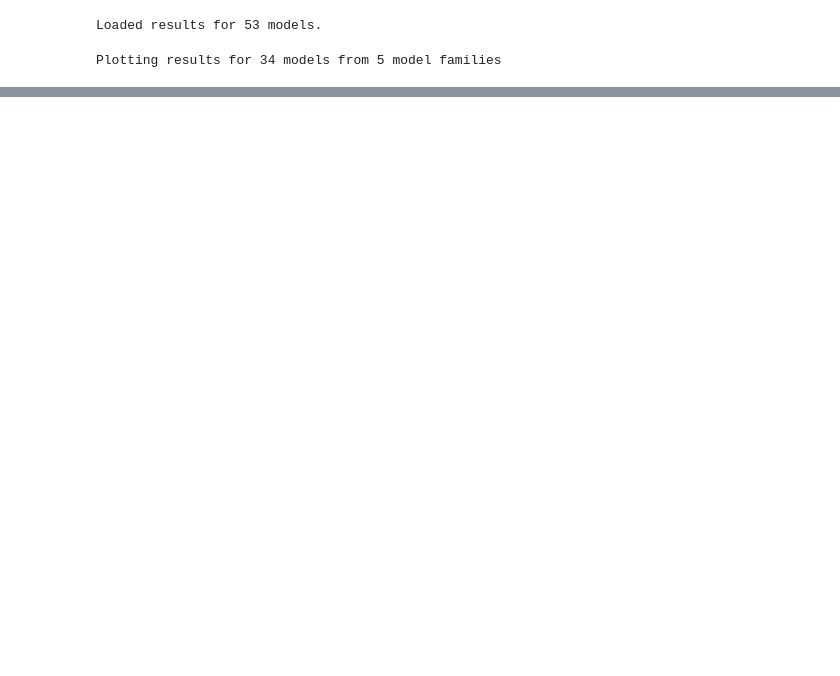
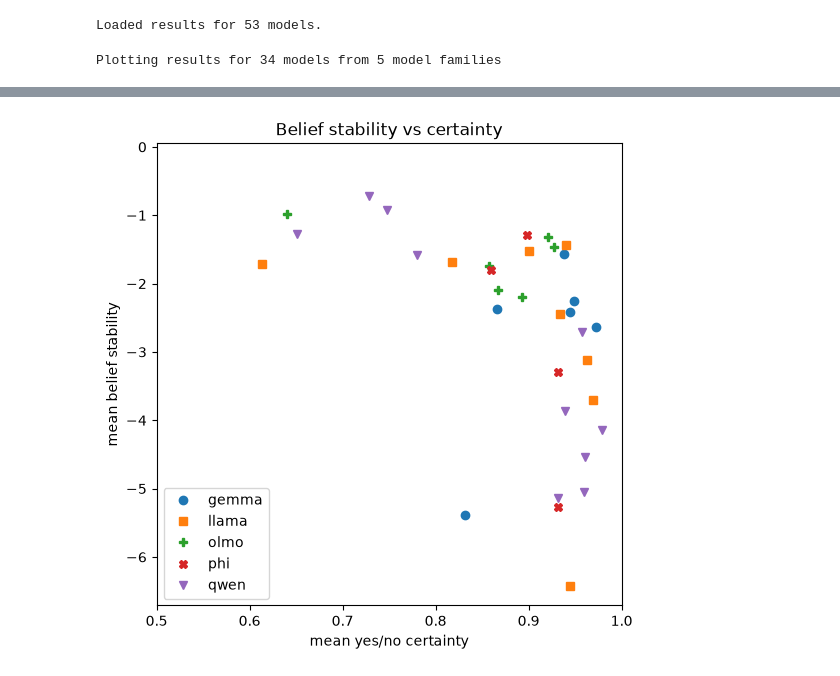
Before and after one commit to cscheffler/elicit-model-beliefs, a Jupyter notebook: present-figure-1.ipynb, the cells around one changed output, grey strips where cells are left out. Saved outputs shown, nothing was run; the diff lists cells and outputs as text; code cells hidden in the pictures; blank space fills up the shorter version.

```diff
--- a/present-figure-1.ipynb
+++ b/present-figure-1.ipynb
@@ -193,0 +221,18 @@ plt.show()
+# %%
+plt.figure(figsize=(6, 6))
+plt.title('Belief stability vs certainty')
+for label_index, label in enumerate(unique):
+    x = np.array([plot_certainty[i] for i in range(len(plot_labels)) if plot_labels[i] == label])
+    y = np.array([plot_stability[i] for i in range(len(plot_labels)) if plot_labels[i] == label])
+    i = np.argsort(x)
+    marker = marker_map[label]
+    plt.plot(x[i], y[i], marker=marker, label=label, linestyle='none', color=f'C{label_index}')
+    plt.plot(x[i], y[i], marker='none', linestyle='none', alpha=0.25, color=f'C{label_index}')
+plt.legend(loc='lower left')
+plt.ylim(plt.ylim()[0], 0.05)
+plt.xlim(0.5, 1)
+plt.xlabel(r'mean yes/no certainty')
+plt.ylabel(r'mean belief stability')
+plt.show()
+# %% [output]
+[figure, added]
```
Also changed, not shown: parts of 8 cells of this notebook, 3 other files.
